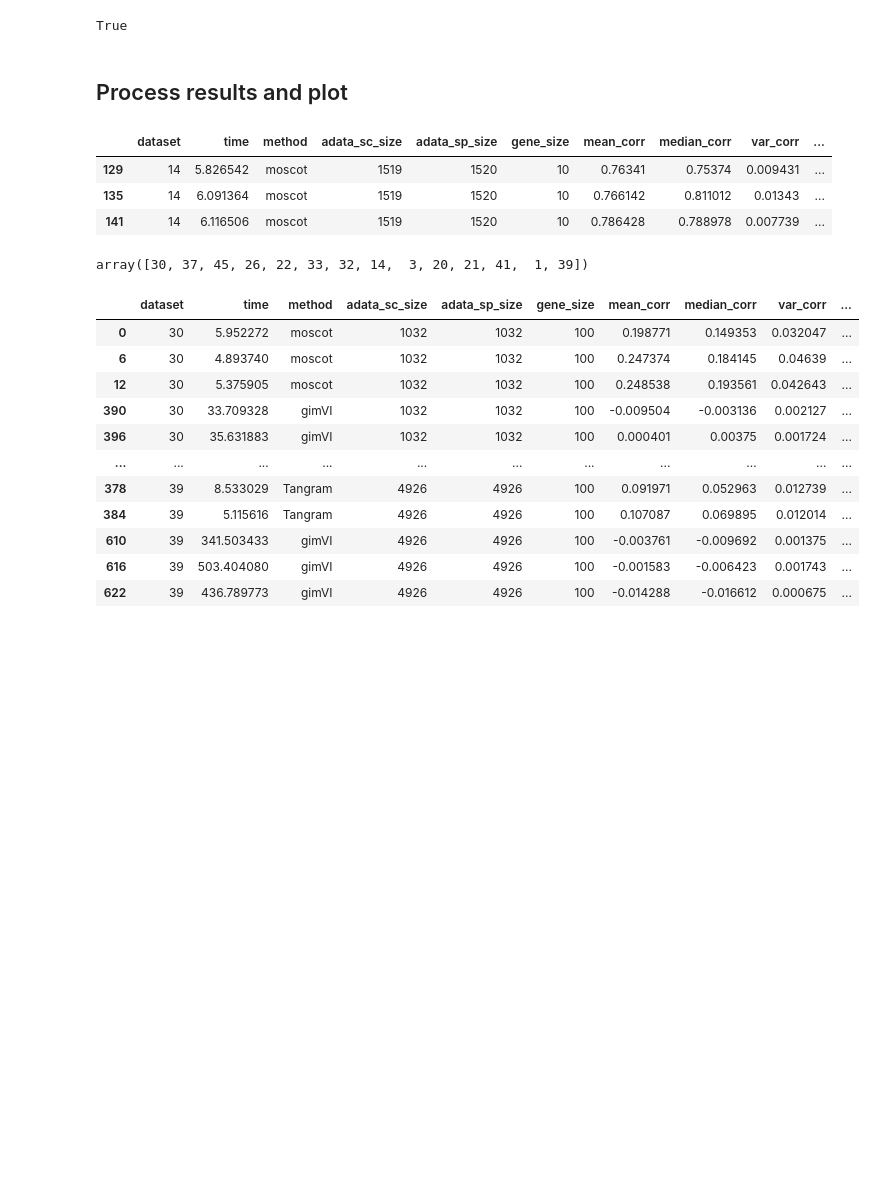
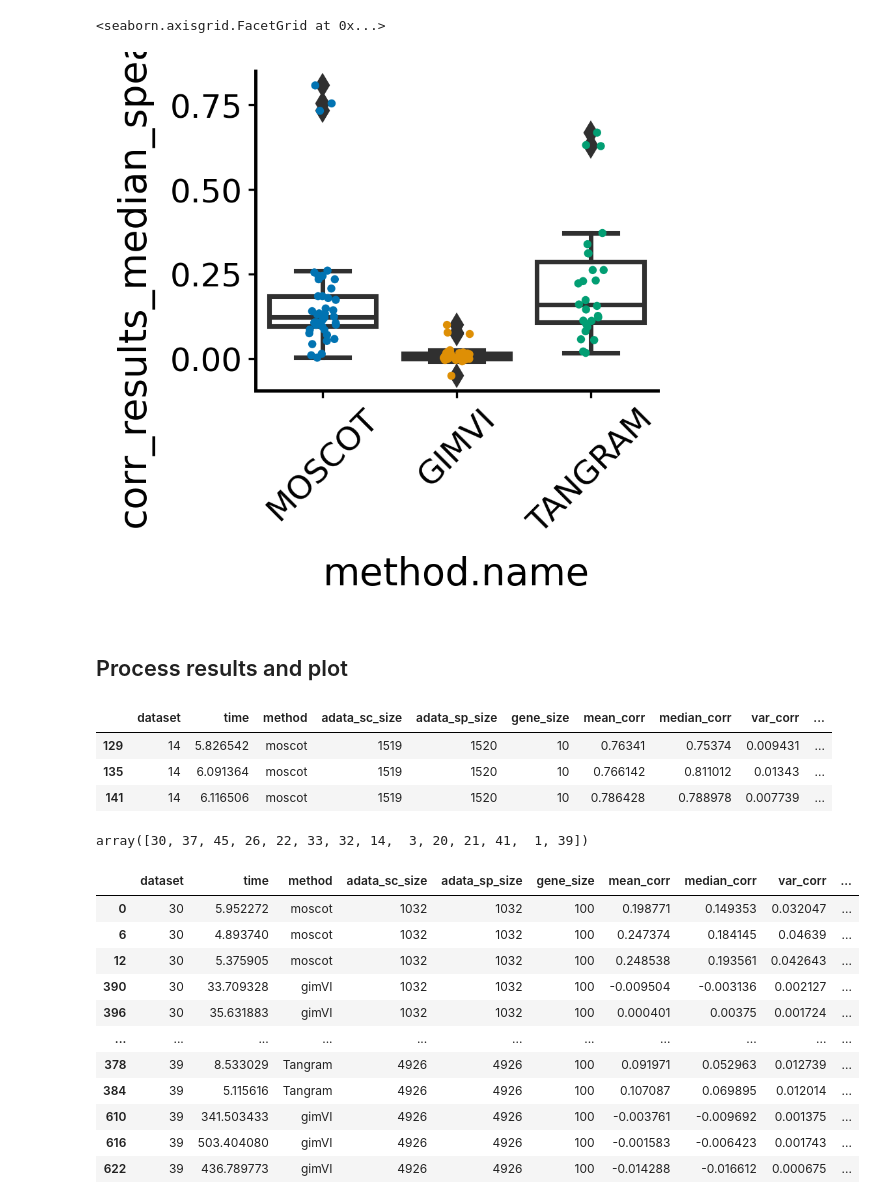
Before and after one commit to theislab/moscot_benchmarks, a Jupyter notebook: experiments/space/mapping/method_benchmark/seml_results.ipynb, the cells around one changed output. Drawn from its saved outputs; the diff is of its cells as text; code cells hidden in the pictures; blank space fills up the shorter version.

```diff
--- a/experiments/space/mapping/method_benchmark/seml_results.ipynb
+++ b/experiments/space/mapping/method_benchmark/seml_results.ipynb
@@ -118,7 +151,34 @@ results.shape
 # %%
-len(results["config.seed"].unique()) > 1
+mplscience.set_style()
+mpl.rcParams["figure.dpi"] = 300
+mpl.rcParams["figure.figsize"] = (3, 3)
+# palette = "deep"
+
+# sc.set_figure_params(figsize=(3, 3), dpi=100)
+# fig, axs = plt.subplots(1, 1, figsize=(4, 3), dpi=200)
+
+
+def fixed_boxplot(x, y, *args, label=None, **kwargs):
+    sns.boxplot(
+        x=x,
+        y=y,
+        hue=x,
+        palette="colorblind",
+        boxprops={"facecolor": "None"},
+        dodge=False,
+        *args,
+        **kwargs,
+        labels=[label]
+    )
+    sns.stripplot(x=x, y=y, hue=x, palette="colorblind", size=3, *args, **kwargs)
+    plt.xticks(rotation=45)
+
+
+g = sns.FacetGrid(final_df)
+g.map(fixed_boxplot, "method.name", "corr_results_median_spearman")
 # %% [output]
-True
+<seaborn.axisgrid.FacetGrid at 0x...>
+[figure, added]
 # %% [markdown]
 ## Process results and plot
 # %%
```
Also changed, not shown: parts of 17 cells of this notebook, 7 other files.
